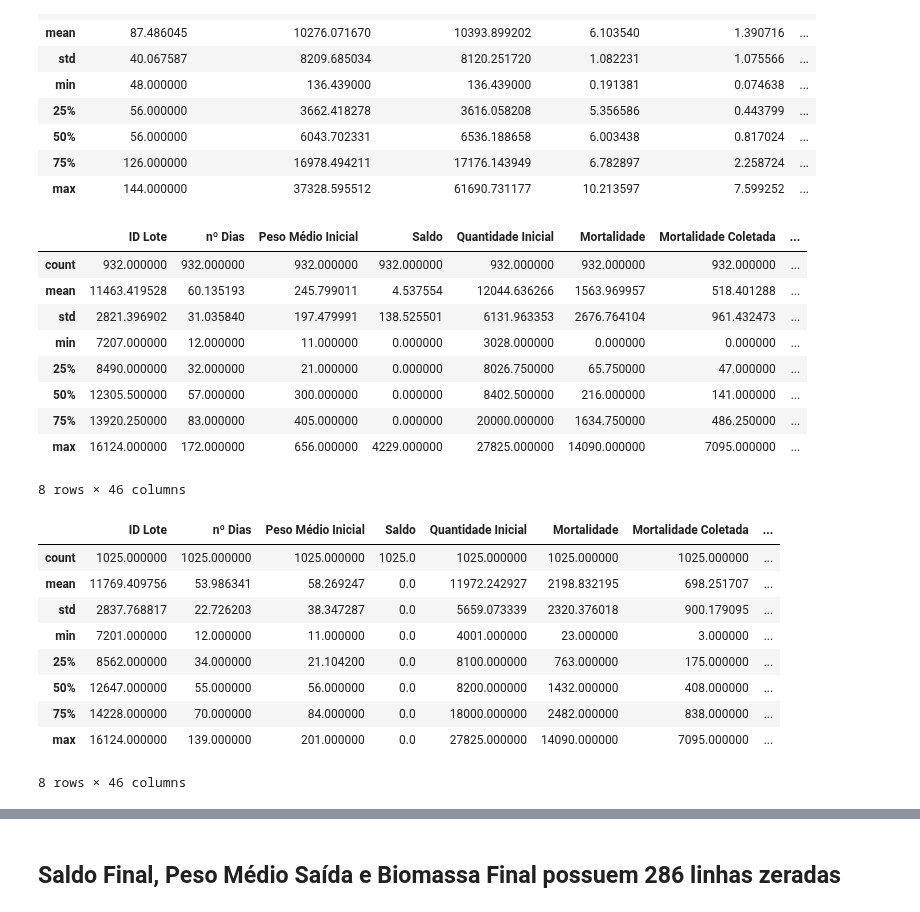
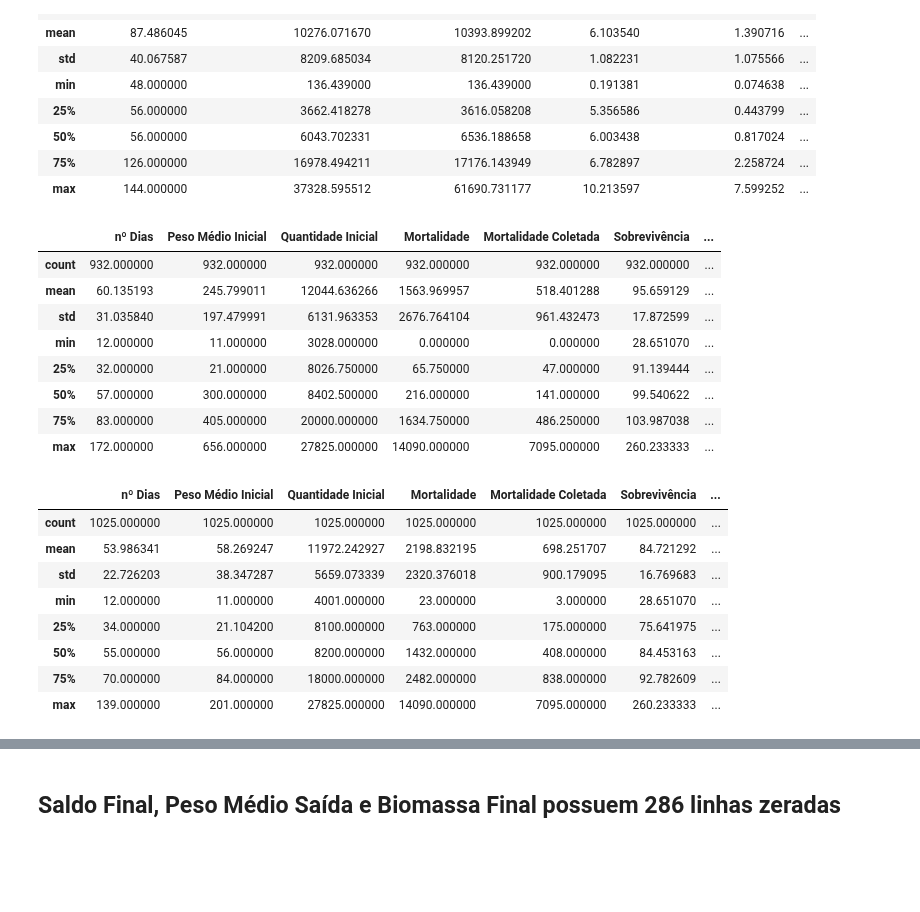
Before and after one commit to crisGriebler/IRD, a Jupyter notebook: fish/ETL_BZF_fase.ipynb, the cells around one changed output, grey strips where cells are left out. Drawn from its saved outputs; the diff is of its cells as text; code cells hidden in the pictures; blank space fills up the shorter version.

Commit message:
etl-fase

```diff
--- a/fish/ETL_BZF_fase.ipynb
+++ b/fish/ETL_BZF_fase.ipynb
@@ -143,6 +143,5 @@ memory usage: 792.0+ KB
 # %%
 num_list = ['Fase',
-'ID Lote',
 'nº Dias',
 'Peso Médio Inicial',
 'Quantidade Inicial',
@@ -152,6 +151,7 @@ num_list = ['Fase',
 'Saldo Final',
 'Peso Médio Saída',
 'Peso Médio Entrada',
+'Conversão Alimentar',
 'Biomassa Final',
 'Biomassa Inicial',
 'Biomassa Ganha',
@@ -209,33 +209,31 @@ prod_fase2.describe()
 | 75% | 126.000000 | 16978.494211 | 17176.143949 | 6.782897 | 2.258724 | ... |
 | max | 144.000000 | 37328.595512 | 61690.731177 | 10.213597 | 7.599252 | ... |
 # %%
-prod_fase3 = prod_num_final[prod_num_final['Fase'] != 'Fase 3']
+prod_fase3 = temp_num1[temp_num1['Fase'] != 'Fase 3']
 prod_fase3.describe()
 # %% [output]
-|  | ID Lote | nº Dias | Peso Médio Inicial | Saldo | Quantidade Inicial | Mortalidade | Mortalidade Coletada | ... |
-| count | 932.000000 | 932.000000 | 932.000000 | 932.000000 | 932.000000 | 932.000000 | 932.000000 | ... |
-| mean | 11463.419528 | 60.135193 | 245.799011 | 4.537554 | 12044.636266 | 1563.969957 | 518.401288 | ... |
-| std | 2821.396902 | 31.035840 | 197.479991 | 138.525501 | 6131.963353 | 2676.764104 | 961.432473 | ... |
-| min | 7207.000000 | 12.000000 | 11.000000 | 0.000000 | 3028.000000 | 0.000000 | 0.000000 | ... |
-| 25% | 8490.000000 | 32.000000 | 21.000000 | 0.000000 | 8026.750000 | 65.750000 | 47.000000 | ... |
-| 50% | 12305.500000 | 57.000000 | 300.000000 | 0.000000 | 8402.500000 | 216.000000 | 141.000000 | ... |
-| 75% | 13920.250000 | 83.000000 | 405.000000 | 0.000000 | 20000.000000 | 1634.750000 | 486.250000 | ... |
-| max | 16124.000000 | 172.000000 | 656.000000 | 4229.000000 | 27825.000000 | 14090.000000 | 7095.000000 | ... |
+|  | nº Dias | Peso Médio Inicial | Quantidade Inicial | Mortalidade | Mortalidade Coletada | Sobrevivência | ... |
+| count | 932.000000 | 932.000000 | 932.000000 | 932.000000 | 932.000000 | 932.000000 | ... |
+| mean | 60.135193 | 245.799011 | 12044.636266 | 1563.969957 | 518.401288 | 95.659129 | ... |
+| std | 31.035840 | 197.479991 | 6131.963353 | 2676.764104 | 961.432473 | 17.872599 | ... |
+| min | 12.000000 | 11.000000 | 3028.000000 | 0.000000 | 0.000000 | 28.651070 | ... |
+| 25% | 32.000000 | 21.000000 | 8026.750000 | 65.750000 | 47.000000 | 91.139444 | ... |
+| 50% | 57.000000 | 300.000000 | 8402.500000 | 216.000000 | 141.000000 | 99.540622 | ... |
+| 75% | 83.000000 | 405.000000 | 20000.000000 | 1634.750000 | 486.250000 | 103.987038 | ... |
+| max | 172.000000 | 656.000000 | 27825.000000 | 14090.000000 | 7095.000000 | 260.233333 | ... |
-8 rows × 46 columns
 # %%
-prod_fase4 = prod_num_final[prod_num_final['Fase'] != 'Fase 4']
+prod_fase4 = temp_num1[temp_num1['Fase'] != 'Fase 4']
 prod_fase4.describe()
 # %% [output]
-|  | ID Lote | nº Dias | Peso Médio Inicial | Saldo | Quantidade Inicial | Mortalidade | Mortalidade Coletada | ... |
-| count | 1025.000000 | 1025.000000 | 1025.000000 | 1025.0 | 1025.000000 | 1025.000000 | 1025.000000 | ... |
-| mean | 11769.409756 | 53.986341 | 58.269247 | 0.0 | 11972.242927 | 2198.832195 | 698.251707 | ... |
-| std | 2837.768817 | 22.726203 | 38.347287 | 0.0 | 5659.073339 | 2320.376018 | 900.179095 | ... |
-| min | 7201.000000 | 12.000000 | 11.000000 | 0.0 | 4001.000000 | 23.000000 | 3.000000 | ... |
-| 25% | 8562.000000 | 34.000000 | 21.104200 | 0.0 | 8100.000000 | 763.000000 | 175.000000 | ... |
-| 50% | 12647.000000 | 55.000000 | 56.000000 | 0.0 | 8200.000000 | 1432.000000 | 408.000000 | ... |
-| 75% | 14228.000000 | 70.000000 | 84.000000 | 0.0 | 18000.000000 | 2482.000000 | 838.000000 | ... |
-| max | 16124.000000 | 139.000000 | 201.000000 | 0.0 | 27825.000000 | 14090.000000 | 7095.000000 | ... |
+|  | nº Dias | Peso Médio Inicial | Quantidade Inicial | Mortalidade | Mortalidade Coletada | Sobrevivência | ... |
+| count | 1025.000000 | 1025.000000 | 1025.000000 | 1025.000000 | 1025.000000 | 1025.000000 | ... |
+| mean | 53.986341 | 58.269247 | 11972.242927 | 2198.832195 | 698.251707 | 84.721292 | ... |
+| std | 22.726203 | 38.347287 | 5659.073339 | 2320.376018 | 900.179095 | 16.769683 | ... |
+| min | 12.000000 | 11.000000 | 4001.000000 | 23.000000 | 3.000000 | 28.651070 | ... |
+| 25% | 34.000000 | 21.104200 | 8100.000000 | 763.000000 | 175.000000 | 75.641975 | ... |
+| 50% | 55.000000 | 56.000000 | 8200.000000 | 1432.000000 | 408.000000 | 84.453163 | ... |
+| 75% | 70.000000 | 84.000000 | 18000.000000 | 2482.000000 | 838.000000 | 92.782609 | ... |
+| max | 139.000000 | 201.000000 | 27825.000000 | 14090.000000 | 7095.000000 | 260.233333 | ... |
-8 rows × 46 columns
 # %%
 #prod_fase = prod_num_final.groupby('Fase')
 #prod_fase.describe(include='nº Dias')
```
Also changed, not shown: parts of 6 cells of this notebook, 1 other file.
